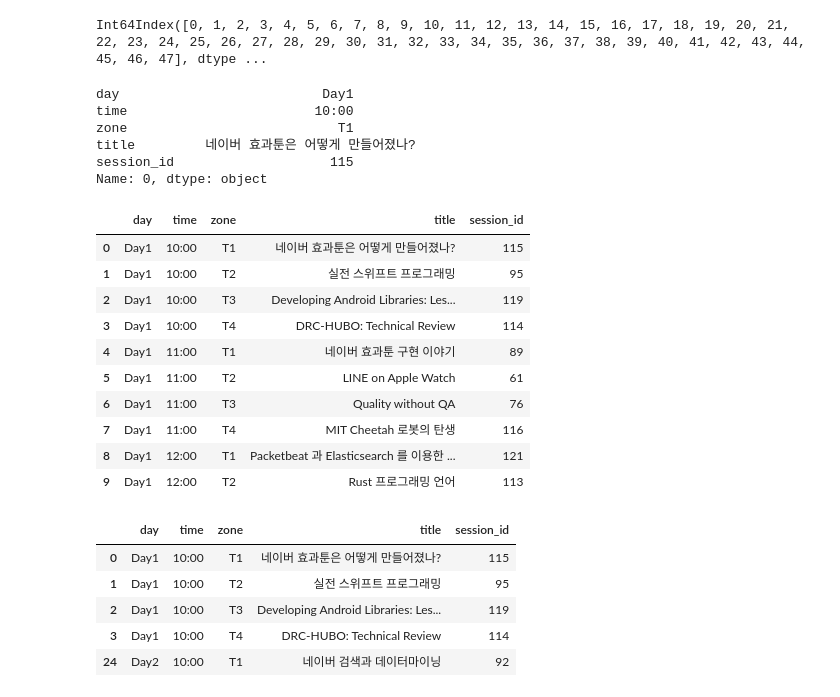
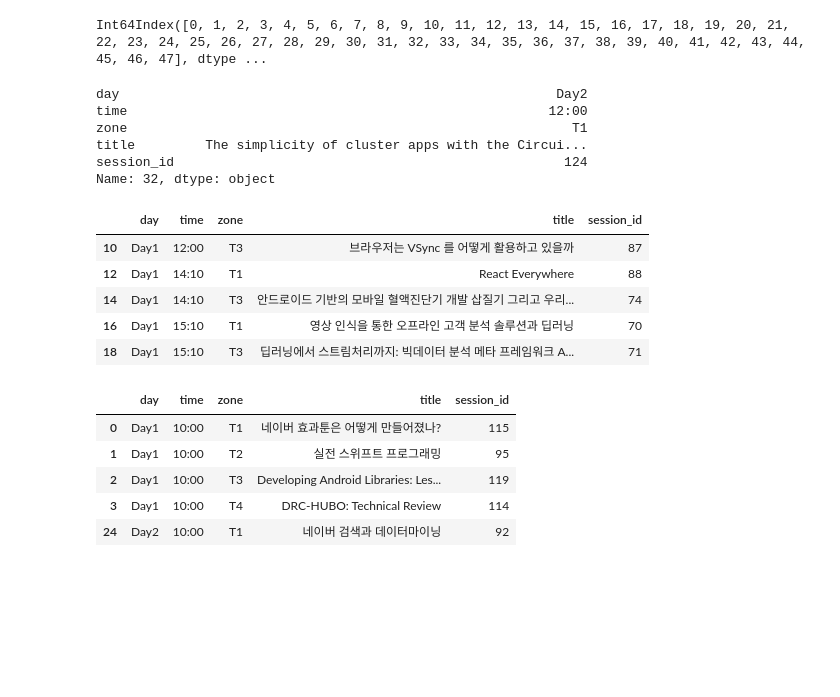
Before and after one commit to goodvc78/fc-recsys-lecture, a Jupyter notebook: week1/Pandas Introduction.ipynb, the cells around one changed output. Cells and saved outputs as stored; diff of their text form; code cells hidden in the pictures; blank space fills up the shorter version.

```diff
--- a/week1/Pandas Introduction.ipynb
+++ b/week1/Pandas Introduction.ipynb
@@ -42,29 +72,24 @@ ds.index
 Int64Index([0, 1, 2, 3, 4, 5, 6, 7, 8, 9, 10, 11, 12, 13, 14, 15, 16, 17, 18, 19, 20, 21, 22, 23, 24, 25, 26, 27, 28, 29, 30, 31, 32, 33, 34, 35, 36, 37, 38, 39, 40, 41, 42, 43, 44, 45, 46, 47], dtype ...
 # %%
 ## row select by index
-ds.iloc[0]
+ds.iloc[32]
 # %% [output]
-day                          Day1
-time                        10:00
-zone                           T1
-title         네이버 효과툰은 어떻게 만들어졌나?
-session_id                    115
-Name: 0, dtype: object
+day                                                        Day2
+time                                                      12:00
+zone                                                         T1
+title         The simplicity of cluster apps with the Circui...
+session_id                                                  124
+Name: 32, dtype: object
 # %%
 ## rows select by range
-ds[:10]
+ds[10:20:2]
 # %% [output]
 |  | day | time | zone | title | session_id |
-| 0 | Day1 | 10:00 | T1 | 네이버 효과툰은 어떻게 만들어졌나? | 115 |
-| 1 | Day1 | 10:00 | T2 | 실전 스위프트 프로그래밍 | 95 |
-| 2 | Day1 | 10:00 | T3 | Developing Android Libraries: Les... | 119 |
-| 3 | Day1 | 10:00 | T4 | DRC-HUBO: Technical Review | 114 |
-| 4 | Day1 | 11:00 | T1 | 네이버 효과툰 구현 이야기 | 89 |
-| 5 | Day1 | 11:00 | T2 | LINE on Apple Watch | 61 |
-| 6 | Day1 | 11:00 | T3 | Quality without QA | 76 |
-| 7 | Day1 | 11:00 | T4 | MIT Cheetah 로봇의 탄생 | 116 |
-| 8 | Day1 | 12:00 | T1 | Packetbeat 과 Elasticsearch 를 이용한 ... | 121 |
-| 9 | Day1 | 12:00 | T2 | Rust 프로그래밍 언어 | 113 |
+| 10 | Day1 | 12:00 | T3 | 브라우저는 VSync 를 어떻게 활용하고 있을까 | 87 |
+| 12 | Day1 | 14:10 | T1 | React Everywhere | 88 |
+| 14 | Day1 | 14:10 | T3 | 안드로이드 기반의 모바일 혈액진단기 개발 삽질기 그리고 우리... | 74 |
+| 16 | Day1 | 15:10 | T1 | 영상 인식을 통한 오프라인 고객 분석 솔루션과 딥러닝 | 70 |
+| 18 | Day1 | 15:10 | T3 | 딥러닝에서 스트림처리까지: 빅데이터 분석 메타 프레임워크 A... | 71 |
 # %%
 ### row select by column values
 ds[ds['time']=='10:00'].head()
```
Also changed, not shown: parts of 12 cells of this notebook, 7 other files.
